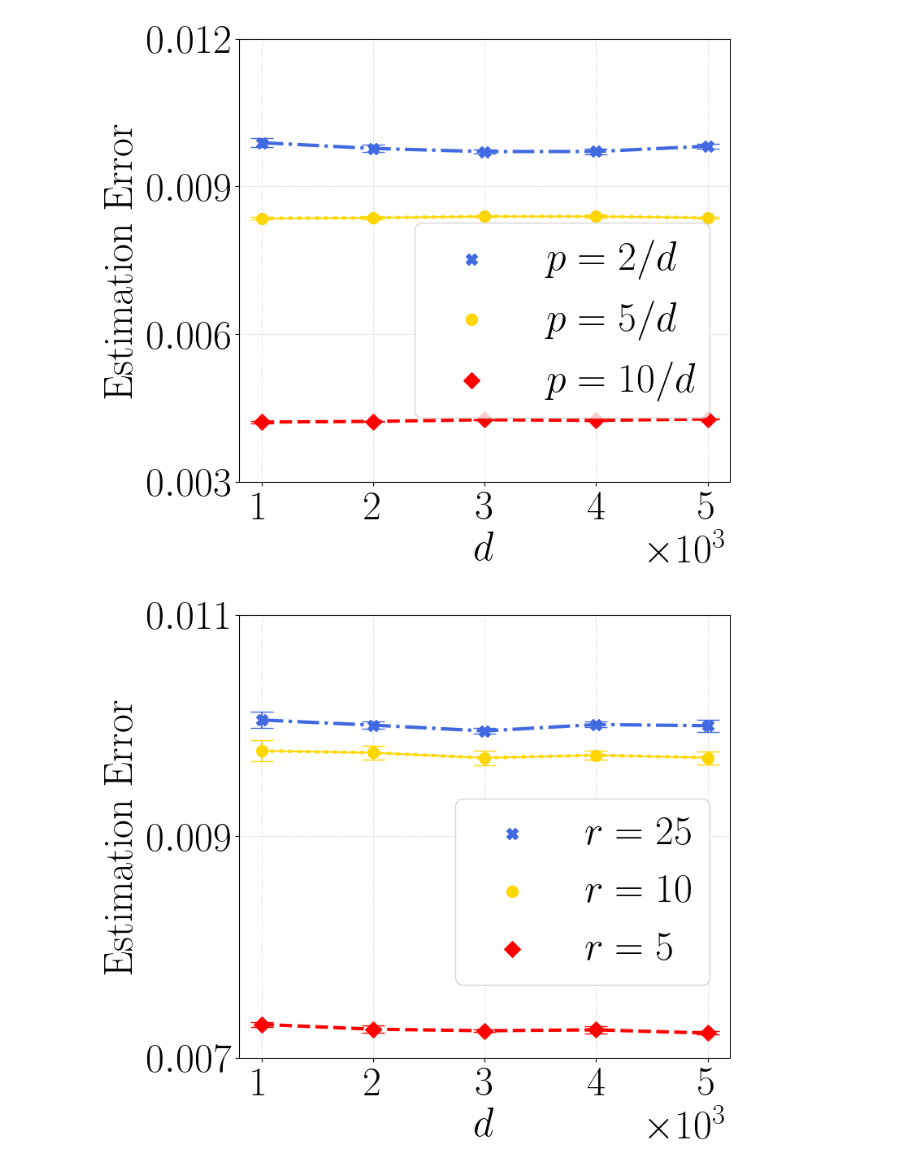
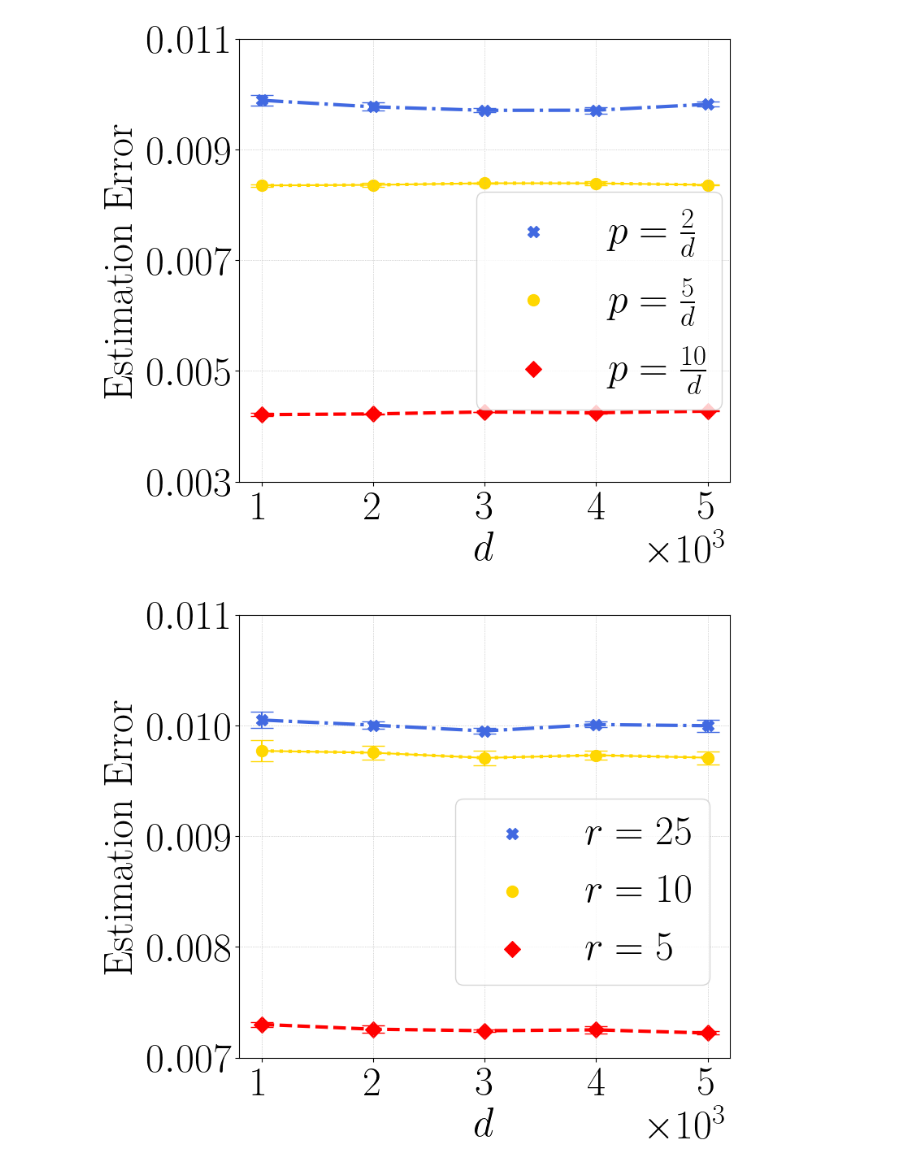
Before and after one commit to VirtuosoResearch/Matrix-completion-from-ultrasparse-samples, a Jupyter notebook: revised_figures/sample_comp.ipynb, the cells around one changed output. Saved outputs shown, nothing was run; the diff lists cells and outputs as text; code cells hidden in the pictures.

Commit message:
figures

```diff
--- a/revised_figures/sample_comp.ipynb
+++ b/revised_figures/sample_comp.ipynb
@@ -36,39 +36,39 @@ f, ax = plt.subplots(figsize=(8,7))
 #print(enhance.mean())
 #print(ob2_err_mean)
 #print(err_mean)
 
 plt.plot(d2, m200, lw=3, color='royalblue',ls="dashdot" )
 plt.plot(d2, m500, lw=3, color='gold', ls="dotted")
 plt.plot(d2, m1000, lw=3, color='red', ls="dashed")
 
-plt.scatter(d2, m200, s=100, color='royalblue', label=r"$p=2/d$", marker="X")
-plt.scatter(d2, m500, s=100, color='gold', label=r"$p=5/d$")
-plt.scatter(d2, m1000, s=100, color='red', label=r"$p=10/d$", marker="D")
+plt.scatter(d2, m200, s=100, color='royalblue', label=r"$p=\frac{2}{d}$", marker="X")
+plt.scatter(d2, m500, s=100, color='gold', label=r"$p=\frac 5 d$")
+plt.scatter(d2, m1000, s=100, color='red', label=r"$p=\frac {10}d$", marker="D")
 
 plt.errorbar(d2, m200, yerr=m200_std,color='royalblue', fmt='X', capsize=10)
 plt.errorbar(d2, m500, yerr=m500_std,color='gold', capsize=10)
 plt.errorbar(d2, m1000, yerr=m1000_std,color='red', fmt='D', capsize=10)
 
-plt.legend(fontsize=36, loc='upper right',bbox_to_anchor=(1, 0.63), ncol=1)
+plt.legend(fontsize=36, loc='upper right',bbox_to_anchor=(1.025, 0.70), ncol=1)
 
 plt.xlabel(r"$d$", fontsize=36)
 plt.ylabel(r"$\mathrm{Estimation~Error}$", fontsize=36)
 
 xticks = d2
 plt.xticks(xticks, fontsize=36)
 plt.ticklabel_format(style='sci', scilimits=(0,0), axis='x')
-plt.yticks([0.003, 0.006, 0.009, 0.012], fontsize=36)
+plt.yticks([0.003, 0.005, 0.007, 0.009, 0.011], fontsize=36)
 ax.xaxis.get_offset_text().set_fontsize(36)
 
 plt.grid(lw=0.5, ls=":")
 plt.tight_layout()
 plot_name = f"sample_comp_p.pdf"
 plt.savefig(plot_name, bbox_inches='tight', format="pdf", dpi=1200)
 
 plt.show()
 plt.close()
 # %% [output]
-[figure, old version]
+[figure, new version]
 # %%
 # title = r'$\mathrm{Synthetic~(2~obervations)}$'
 d2 = [1000, 2000, 3000, 4000, 5000]
@@ -110,7 +110,7 @@ plt.ylabel(r"$\mathrm{Estimation~Error}$", fontsize=36)
 xticks = d2
 plt.xticks(xticks, fontsize=36)
 plt.ticklabel_format(style='sci', scilimits=(0,0), axis='x')
-plt.yticks([0.007, 0.009, 0.011], fontsize=36)
+plt.yticks([0.007, 0.008, 0.009, 0.010, 0.011], fontsize=36)
 ax.xaxis.get_offset_text().set_fontsize(36)
 
 plt.grid(lw=0.5, ls=":")
@@ -121,7 +121,7 @@ plt.savefig(plot_name, bbox_inches='tight', format="pdf", dpi=1200)
 plt.show()
 plt.close()
 # %% [output]
-[figure, old version]
+[figure, new version]
 # %%
 # title = r'$\mathrm{Synthetic~(2~obervations)}$'
 d2 = [1, 10, 20, 30, 40, 50]
```
Also changed, not shown: parts of 1 cell of this notebook, 15 other files.
